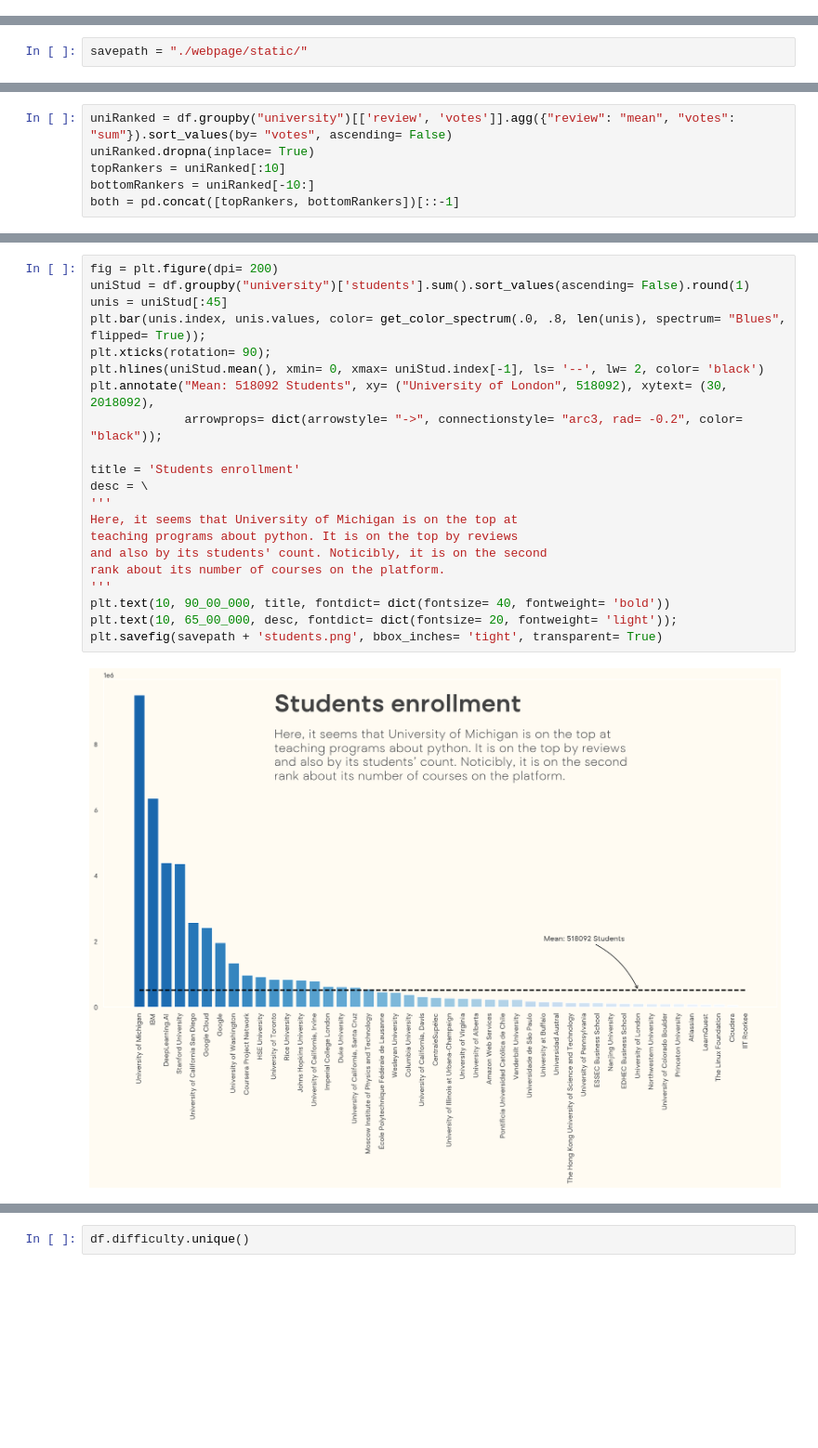
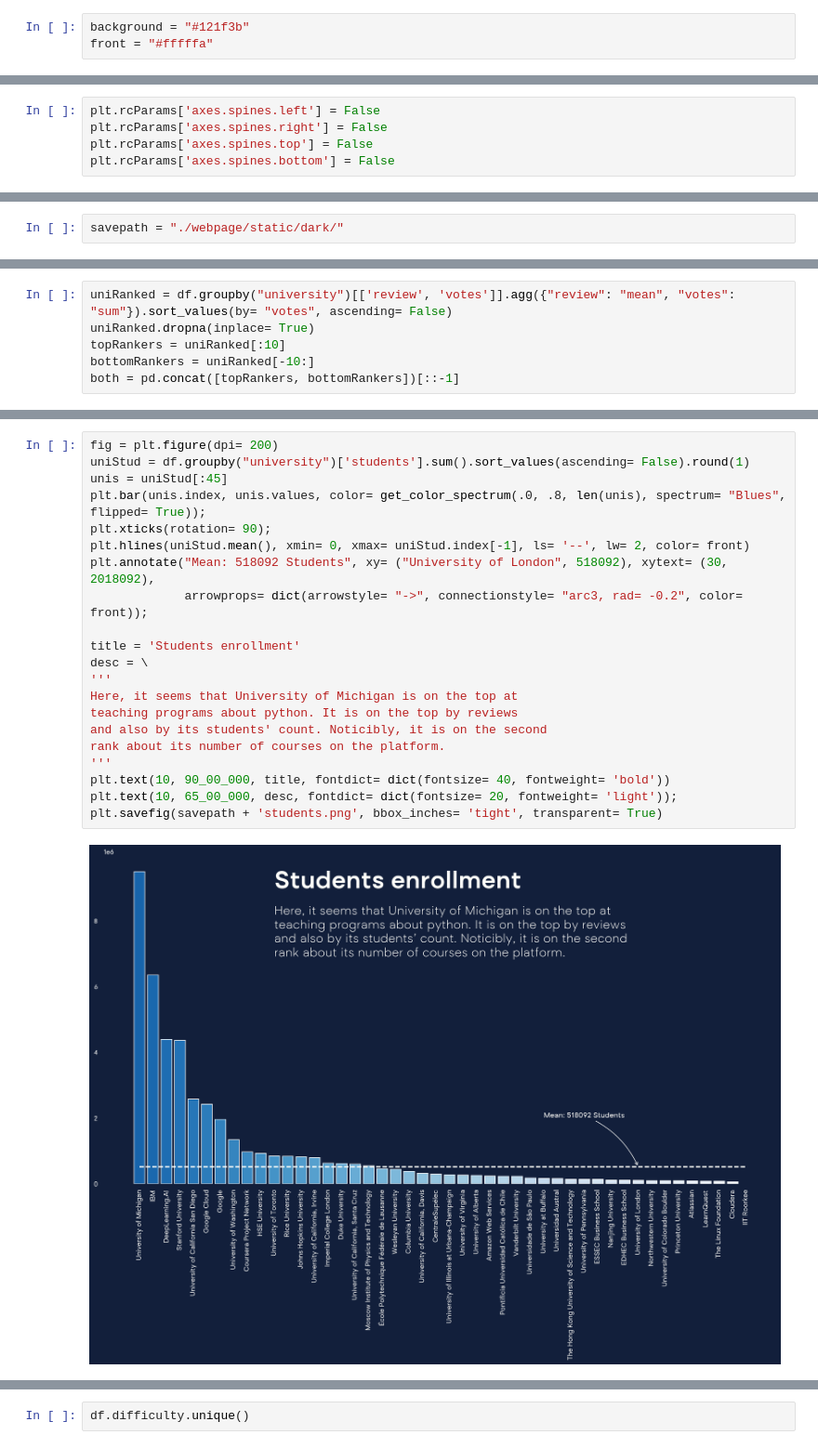
Before and after one commit to AayushSameerShah/CourseraAnalysis_with_Flask, a Jupyter notebook: TextGraphs.ipynb, the cells around one changed output, grey strips where cells are left out. Shown at 93% size. Saved outputs shown, nothing was run; the diff lists cells and outputs as text; blank space fills up the shorter version.

Commit message:
Dark Mode added

```diff
--- a/TextGraphs.ipynb
+++ b/TextGraphs.ipynb
@@ -38,6 +38,9 @@ def plot_bar_values(plot, values, xoffset= 1, yoffset= 0.2, type_ = 'v', fontdic
 # %%
 background = "#fffbf2"
 front = "#424242"
+# %%
+background = "#121f3b"
+front = "#fffffa"
 # %%
 plt.rcParams['figure.facecolor'] = background
 plt.rcParams['font.family'] = 'Neuville'
@@ -46,10 +49,15 @@ plt.rcParams['axes.labelcolor'] = front
 plt.rcParams['axes.facecolor'] = background
 plt.rcParams['xtick.color'] = front
 plt.rcParams['ytick.color'] = front
+# %%
+plt.rcParams['axes.spines.left'] = False
+plt.rcParams['axes.spines.right'] = False
+plt.rcParams['axes.spines.top'] = False
+plt.rcParams['axes.spines.bottom'] = False
 # %% [markdown]
 Here we can see that for the most of the cases, we are having Courrsera Project Network as a leading source of the program in the field of python. But, when I tried to look at - Coursera project network provides the "GUIDED PROJECT". Which is a type of the program. If we are just interested in the courses like specialization and certifications, then this graph is helpful.
 # %%
-savepath = "./webpage/static/"
+savepath = "./webpage/static/dark/"
 # %%
 fig = plt.figure(dpi= 250)
 ax = plt.axes()
@@ -160,26 +168,26 @@ plt.savefig(savepath + 'reviews.png', bbox_inches= 'tight', transparent= True)
 # %%
 fig = plt.figure(dpi= 200)
 uniStud = df.groupby("university")['students'].sum().sort_values(ascending= False).round(1)
 unis = uniStud[:45]
 plt.bar(unis.index, unis.values, color= get_color_spectrum(.0, .8, len(unis), spectrum= "Blues", flipped= True));
 plt.xticks(rotation= 90);
-plt.hlines(uniStud.mean(), xmin= 0, xmax= uniStud.index[-1], ls= '--', lw= 2, color= 'black')
+plt.hlines(uniStud.mean(), xmin= 0, xmax= uniStud.index[-1], ls= '--', lw= 2, color= front)
 plt.annotate("Mean: 518092 Students", xy= ("University of London", 518092), xytext= (30, 2018092),
-             arrowprops= dict(arrowstyle= "->", connectionstyle= "arc3, rad= -0.2", color= "black"));
+             arrowprops= dict(arrowstyle= "->", connectionstyle= "arc3, rad= -0.2", color= front));
 
 title = 'Students enrollment'
 desc = \
 '''
 Here, it seems that University of Michigan is on the top at
 teaching programs about python. It is on the top by reviews
 and also by its students' count. Noticibly, it is on the second
 rank about its number of courses on the platform.
 '''
 plt.text(10, 90_00_000, title, fontdict= dict(fontsize= 40, fontweight= 'bold'))
 plt.text(10, 65_00_000, desc, fontdict= dict(fontsize= 20, fontweight= 'light'));
 plt.savefig(savepath + 'students.png', bbox_inches= 'tight', transparent= True)
 # %% [output]
-[figure, old version]
+[figure, new version]
 # %%
 fig = plt.figure()
 ax = fig.add_axes([1,1,1,1])
```
Also changed, not shown: parts of 11 cells of this notebook, 57 other files.
